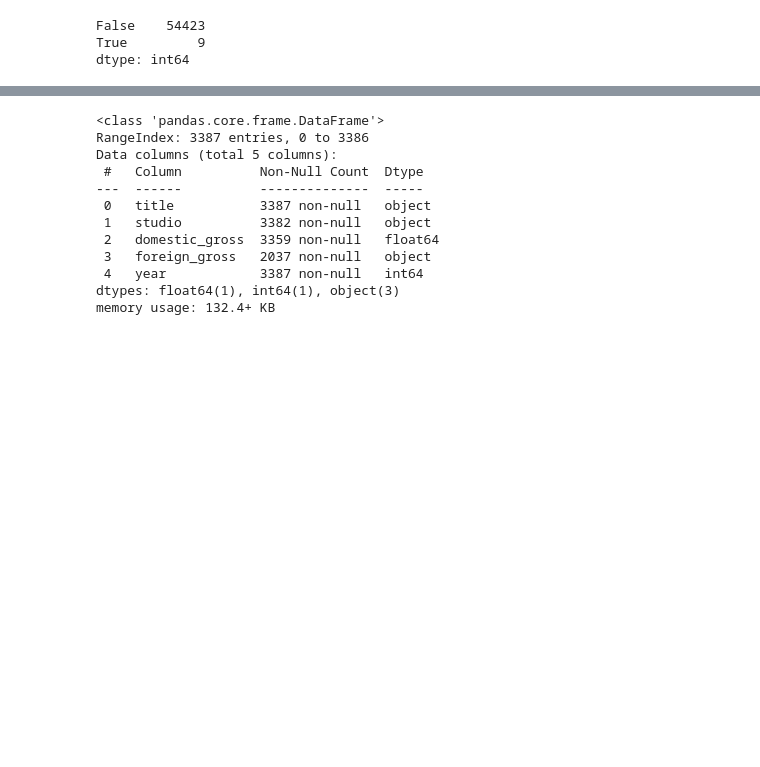
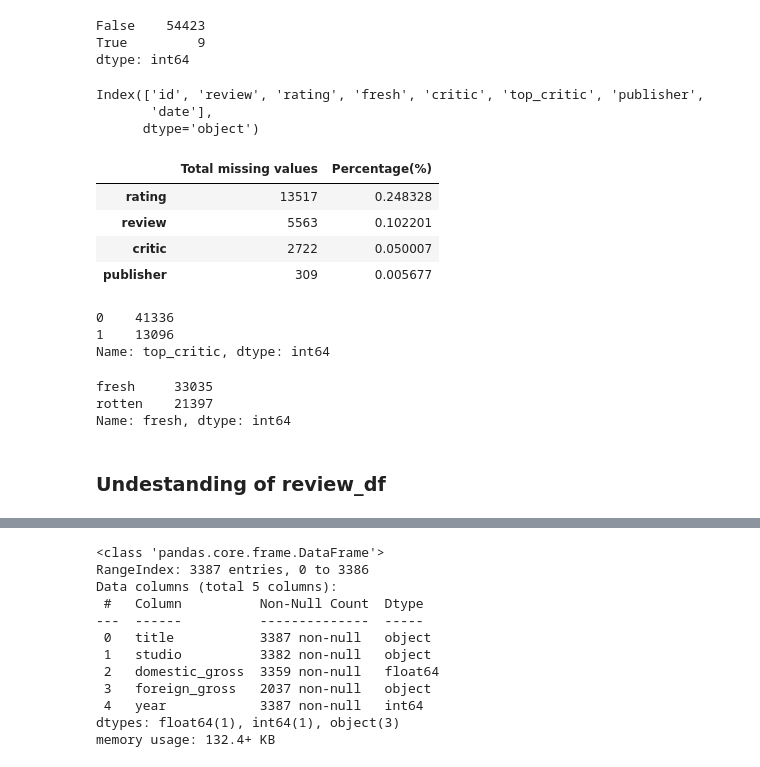
Before and after one commit to K1nyash/Phase_1-Project-Movie_Analysis, a Jupyter notebook: Movie_Project.ipynb, the cells around one changed output, grey strips where cells are left out. Drawn from its saved outputs; the diff is of its cells as text; code cells hidden in the pictures; blank space fills up the shorter version.

Commit message:
ordering the notebook for good flow in Understanding and Analysis of the DataFrames.

```diff
--- a/Movie_Project.ipynb
+++ b/Movie_Project.ipynb
@@ -214,3 +200,41 @@ get_duplicate(review_df)
 False    54423
 True         9
 dtype: int64
+# %%
+#looking at the column names.
+
+get_columns(review_df)
+# %% [output]
+Index(['id', 'review', 'rating', 'fresh', 'critic', 'top_critic', 'publisher',
+       'date'],
+      dtype='object')
+# %%
+#percentage of duplicated data
+
+missing_values(review_df)
+# %% [output]
+|  | Total missing values | Percentage(%) |
+| rating | 13517 | 0.248328 |
+| review | 5563 | 0.102201 |
+| critic | 2722 | 0.050007 |
+| publisher | 309 | 0.005677 |
+# %%
+#checking the unique value_count of the data under 'top_critic' column
+
+
+get_value(review_df,'top_critic')
+# %% [output]
+0    41336
+1    13096
+Name: top_critic, dtype: int64
+# %%
+#checking the Value count of the 'fresh' column
+
+
+get_value(review_df,'fresh')
+# %% [output]
+fresh     33035
+rotten    21397
+Name: fresh, dtype: int64
+# %% [markdown]
+### Undestanding of review_df
```
Also changed, not shown: parts of 40 cells of this notebook.
